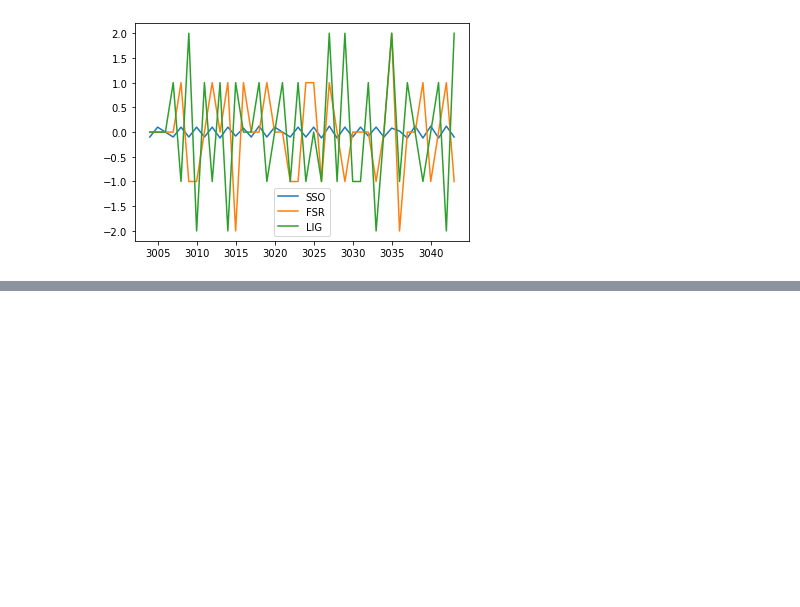
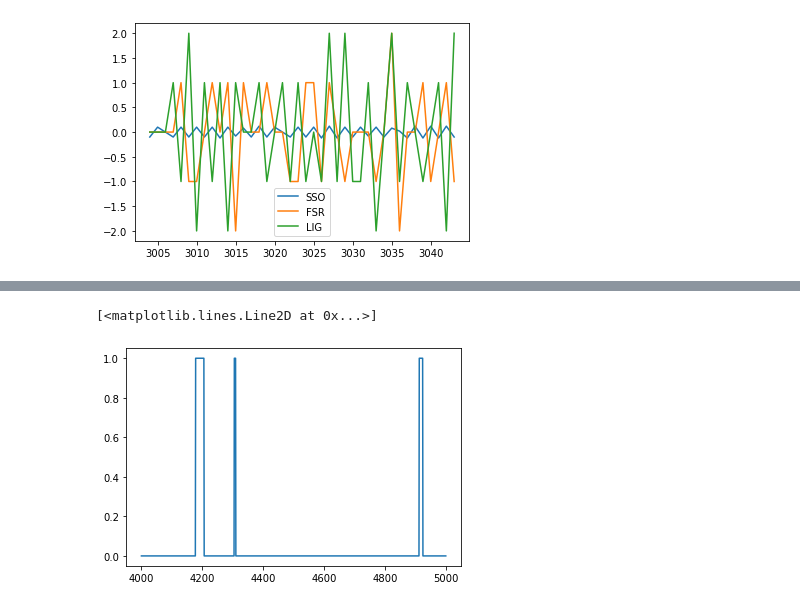
Before and after one commit to WhiteHyun/Lab, a Jupyter notebook: thesis/graph.ipynb, the cells around one changed output, grey strips where cells are left out. Drawn from its saved outputs; the diff is of its cells as text; code cells hidden in the pictures; blank space fills up the shorter version.

```diff
--- a/thesis/graph.ipynb
+++ b/thesis/graph.ipynb
@@ -226,0 +236,5 @@ UNKNOWN DATA, Index = 12004, sso = -0.09319999999999994, fsr = 2.56
+# %%
+plt.plot(difference_df.iloc[4000:5000, -1])
+# %% [output]
+[<matplotlib.lines.Line2D at 0x...>]
+[figure, added]
```
Also changed, not shown: parts of 3 cells of this notebook, 2 other files.
